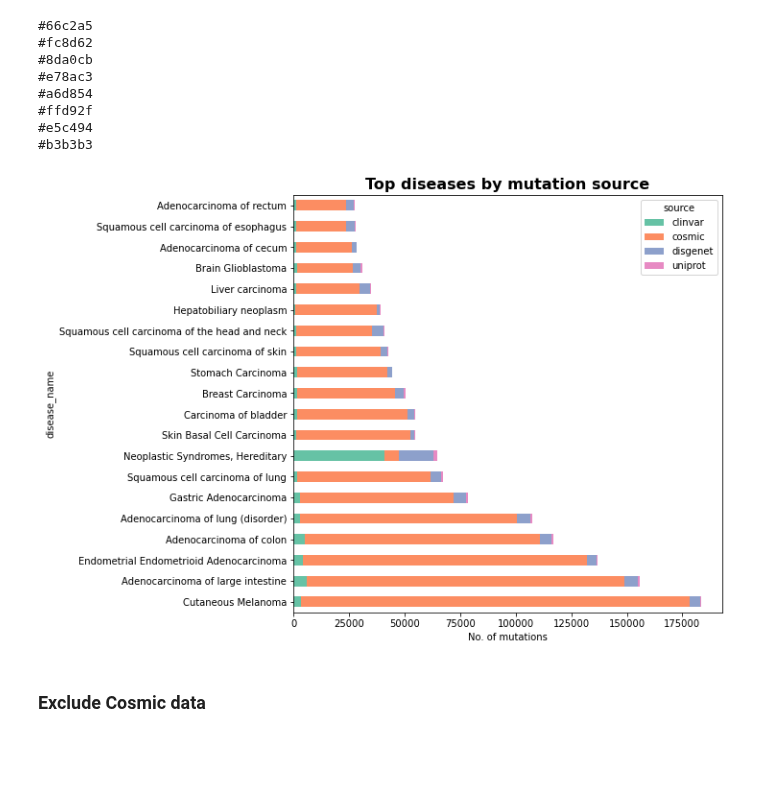
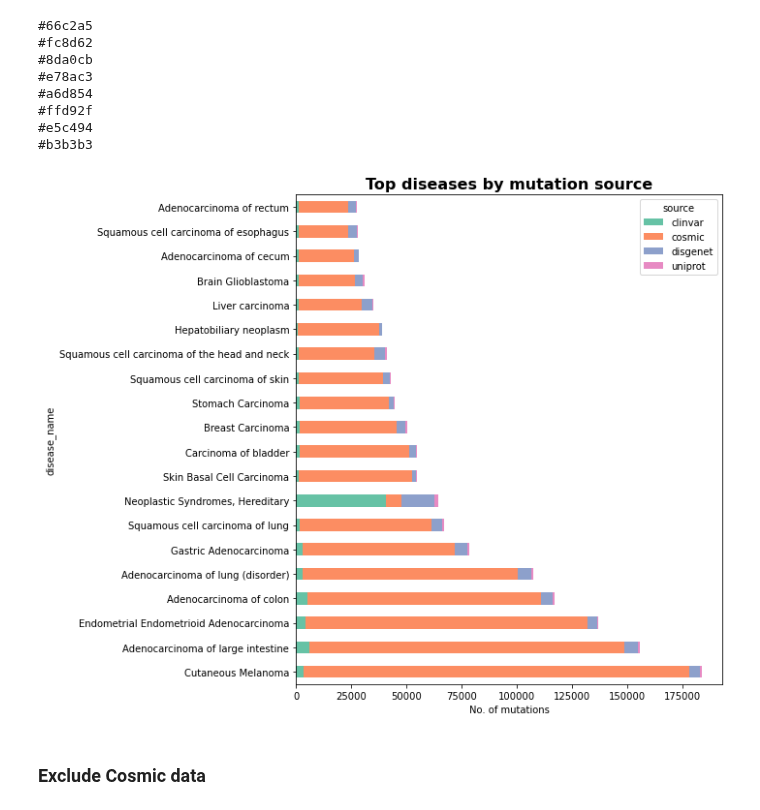
Before and after one commit to alvaro-2/mutations, a Jupyter notebook: scripts/mesh/mesh_data.ipynb, the cells around one changed output. Drawn from its saved outputs; the diff is of its cells as text; code cells hidden in the pictures; blank space fills up the shorter version.

```diff
--- a/scripts/mesh/mesh_data.ipynb
+++ b/scripts/mesh/mesh_data.ipynb
@@ -198,13 +229,17 @@ for i in range(cmap.N):
 #e5c494
 #b3b3b3
 # %%
-#sns.set_palette('Set2')
-diseases_by_source.sort_values('suma', ascending= False).drop(columns='suma')[:20].plot.barh(stacked= True, figsize= (8,8), color = ['#66c2a5', '#fc8d62', '#8da0cb', '#e78ac3'])
+# Top diseases by source
+diseases_by_source.sort_values('suma', ascending= False).drop(columns='suma')[:20].plot.barh(
+    stacked= True, figsize= (10,8), color = ['#66c2a5', '#fc8d62', '#8da0cb', '#e78ac3']
+)
 plt.title("Top diseases by mutation source", size=16, fontweight='bold')
 plt.xlabel("No. of mutations")
+plt.tight_layout()
+#plt.savefig("top_diseases_source.png", dpi= 300)
 plt.show()
 # %% [output]
-[figure, old version]
+[figure, new version]
 # %% [markdown]
 ### Exclude Cosmic data
 # %%
```
Also changed, not shown: parts of 30 cells of this notebook, 2 other files.
